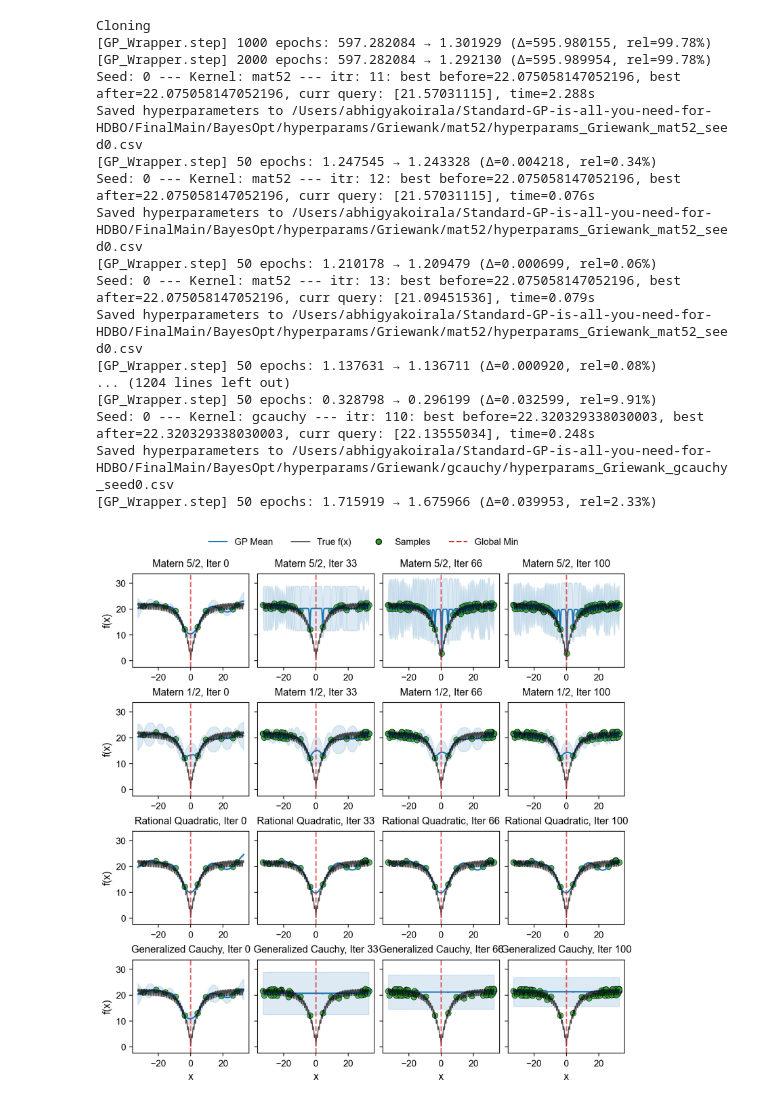
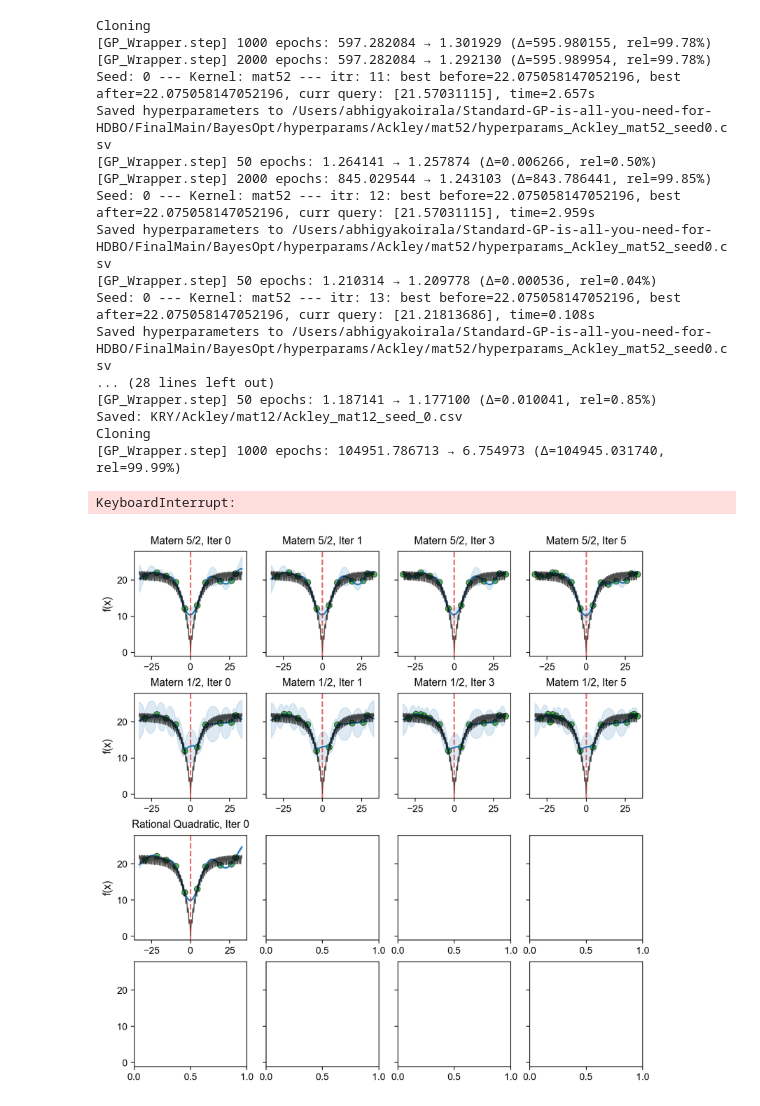
Before and after one commit to abhigyak47/BayesOpt, a Jupyter notebook: baselines/1D Case.ipynb, the cells around one changed output. Drawn from its saved outputs; the diff is of its cells as text; code cells hidden in the pictures.

Commit message:
Save csvs

```diff
--- a/baselines/1D Case.ipynb
+++ b/baselines/1D Case.ipynb
@@ -71,7 +72,29 @@ colors_dict = {
     "fill": "#1f77b4",          # same as gp_mean, but transparent
 }
 
-def BO_UCB_plot_grid(kernel_types, kernel_names, dataset, total_iter=15, beta=1.5):
+def save_best_values_csv(func_name, kernel_name, seed, best_values):
+    """Save best objective values to CSV in the specified folder structure"""
+    base_dir = "KRY"
+    func_dir = os.path.join(base_dir, func_name)
+    kernel_dir = os.path.join(func_dir, kernel_name)
+
+    # Create directories if they don't exist
+    os.makedirs(kernel_dir, exist_ok=True)
+
+    # Create dataframe with iteration and best objective value
+    iterations = list(range(len(best_values)))
+    df = pd.DataFrame({
+        'iteration': iterations,
+        'best_obj_val': best_values
+    })
+
+    # Save to CSV
+    filename = f"{func_name}_{kernel_name}_seed_{seed}.csv"
+    filepath = os.path.join(kernel_dir, filename)
+    df.to_csv(filepath, index=False)
+    print(f"Saved: {filepath}")
+
+def BO_UCB_plot_grid(kernel_types, kernel_names, dataset, total_iter=15, beta=1.5, func_name="Ackley"):
     # Configure plotting style
     mpl.rcParams.update({
         'font.family': 'sans-serif',
@@ -112,6 +135,7 @@ def BO_UCB_plot_grid(kernel_types, kernel_names, dataset, total_iter=15, beta=1.
 
         # Initial state (iteration 0)
         X_init, Y_init = current_dataset.get_data(normalize=True)
+        initial_best = torch.min(Y_init).item() if not dataset.func.maximize else torch.max(Y_init).item()
 
         # Create initial GP model
         gp_model = GP_Wrapper(
@@ -136,12 +160,18 @@ def BO_UCB_plot_grid(kernel_types, kernel_names, dataset, total_iter=15, beta=1.
         stage2 = 2 * total_iter // 3
         stage3 = total_iter
 
+        # Store best values for this kernel
+        best_values = [initial_best]
+
         for j, n in enumerate([stage1, stage2, stage3], start=1):
-            BO_loop_GP(
-                func_name="Griewank",
+            steps_to_run = n - [0, stage1, stage2][j - 1]
+
+            # Run BO loop and capture best values
+            new_best_values, _ = BO_loop_GP(
+                func_name=func_name,
                 dataset=current_dataset,
                 seed=SEED,
-                num_step=n - [0, stage1, stage2][j - 1],
+                num_step=steps_to_run,
                 beta=beta,
                 if_ard=if_ard,
                 if_softplus=True,
@@ -152,6 +182,9 @@ def BO_UCB_plot_grid(kernel_types, kernel_names, dataset, total_iter=15, beta=1.
                 device="cpu"
             )
 
+            # Append new best values (they start from the current best)
+            best_values.extend(new_best_values)
+
             X, Y = current_dataset.get_data(normalize=True)
             gp_model.update_train_data(X, Y)
             gp_model.step(epochs=50)
@@ -160,6 +193,9 @@ def BO_UCB_plot_grid(kernel_types, kernel_names, dataset, total_iter=15, beta=1.
                 axs[i, j], gp_model, current_dataset, n, kernel_names[i],
                 x_true, y_true, is_first_col=False, is_last_row=(i == num_rows - 1)
             )
+
+        # Save CSV for this kernel
+        save_best_values_csv(func_name, kernel_type, SEED, best_values)
 
     # Create unified legend
     custom_lines = [
@@ -217,47 +253,49 @@ def plot_gp_state(ax, gp, dataset, iteration, kernel_name, x_true, y_true, is_la
 
     ax.axvline(0, color=colors_dict["global_min"], linestyle='--',
                lw=1.5, alpha=0.7, label=label_min)
 
     ax.set_title(f"{kernel_name}, Iter {iteration}", pad=8)
 
     if is_last_row:
         ax.set_xlabel("x")
     if is_first_col:
         ax.set_ylabel("f(x)")
 
 
 # Example usage
 if __name__ == "__main__":
     #func = FuncGriewank(dim=1, maximize=False)
     func = FuncAckley(dim=1, maximize=False)
     dataset = BayesOptDataset(func, n_init=10, method='lhs', seed=SEED)
 
     kernel_types = ["mat52", "mat12", "rq", "gcauchy"]
     kernel_names = ["Matern 5/2", "Matern 1/2", "Rational Quadratic", "Generalized Cauchy"]
 
     BO_UCB_plot_grid(
         kernel_types=kernel_types,
         kernel_names=kernel_names,
         dataset=dataset,
-        total_iter=100,
-        beta=1.5
+        total_iter=5,
+        beta=1.5,
+        func_name="Ackley"  # Specify the function name so it doesnt get overwritten
     )
 # %% [output]
 Cloning
 [GP_Wrapper.step] 1000 epochs: 597.282084 → 1.301929 (Δ=595.980155, rel=99.78%)
 [GP_Wrapper.step] 2000 epochs: 597.282084 → 1.292130 (Δ=595.989954, rel=99.78%)
-Seed: 0 --- Kernel: mat52 --- itr: 11: best before=22.075058147052196, best after=22.075058147052196, curr query: [21.57031115], time=2.288s
-Saved hyperparameters to /Users/abhigyakoirala/Standard-GP-is-all-you-need-for-HDBO/FinalMain/BayesOpt/hyperparams/Griewank/mat52/hyperparams_Griewank_mat52_seed0.csv
-[GP_Wrapper.step] 50 epochs: 1.247545 → 1.243328 (Δ=0.004218, rel=0.34%)
-Seed: 0 --- Kernel: mat52 --- itr: 12: best before=22.075058147052196, best after=22.075058147052196, curr query: [21.57031115], time=0.076s
-Saved hyperparameters to /Users/abhigyakoirala/Standard-GP-is-all-you-need-for-HDBO/FinalMain/BayesOpt/hyperparams/Griewank/mat52/hyperparams_Griewank_mat52_seed0.csv
-[GP_Wrapper.step] 50 epochs: 1.210178 → 1.209479 (Δ=0.000699, rel=0.06%)
-Seed: 0 --- Kernel: mat52 --- itr: 13: best before=22.075058147052196, best after=22.075058147052196, curr query: [21.09451536], time=0.079s
-Saved hyperparameters to /Users/abhigyakoirala/Standard-GP-is-all-you-need-for-HDBO/FinalMain/BayesOpt/hyperparams/Griewank/mat52/hyperparams_Griewank_mat52_seed0.csv
-[GP_Wrapper.step] 50 epochs: 1.137631 → 1.136711 (Δ=0.000920, rel=0.08%)
-... (1204 lines left out)
-[GP_Wrapper.step] 50 epochs: 0.328798 → 0.296199 (Δ=0.032599, rel=9.91%)
-Seed: 0 --- Kernel: gcauchy --- itr: 110: best before=22.320329338030003, best after=22.320329338030003, curr query: [22.13555034], time=0.248s
-Saved hyperparameters to /Users/abhigyakoirala/Standard-GP-is-all-you-need-for-HDBO/FinalMain/BayesOpt/hyperparams/Griewank/gcauchy/hyperparams_Griewank_gcauchy_seed0.csv
-[GP_Wrapper.step] 50 epochs: 1.715919 → 1.675966 (Δ=0.039953, rel=2.33%)
+Seed: 0 --- Kernel: mat52 --- itr: 11: best before=22.075058147052196, best after=22.075058147052196, curr query: [21.57031115], time=2.657s
+Saved hyperparameters to /Users/abhigyakoirala/Standard-GP-is-all-you-need-for-HDBO/FinalMain/BayesOpt/hyperparams/Ackley/mat52/hyperparams_Ackley_mat52_seed0.csv
+[GP_Wrapper.step] 50 epochs: 1.264141 → 1.257874 (Δ=0.006266, rel=0.50%)
+[GP_Wrapper.step] 2000 epochs: 845.029544 → 1.243103 (Δ=843.786441, rel=99.85%)
+Seed: 0 --- Kernel: mat52 --- itr: 12: best before=22.075058147052196, best after=22.075058147052196, curr query: [21.57031115], time=2.959s
+Saved hyperparameters to /Users/abhigyakoirala/Standard-GP-is-all-you-need-for-HDBO/FinalMain/BayesOpt/hyperparams/Ackley/mat52/hyperparams_Ackley_mat52_seed0.csv
+[GP_Wrapper.step] 50 epochs: 1.210314 → 1.209778 (Δ=0.000536, rel=0.04%)
+Seed: 0 --- Kernel: mat52 --- itr: 13: best before=22.075058147052196, best after=22.075058147052196, curr query: [21.21813686], time=0.108s
+Saved hyperparameters to /Users/abhigyakoirala/Standard-GP-is-all-you-need-for-HDBO/FinalMain/BayesOpt/hyperparams/Ackley/mat52/hyperparams_Ackley_mat52_seed0.csv
+... (28 lines left out)
+[GP_Wrapper.step] 50 epochs: 1.187141 → 1.177100 (Δ=0.010041, rel=0.85%)
+Saved: KRY/Ackley/mat12/Ackley_mat12_seed_0.csv
+Cloning
+[GP_Wrapper.step] 1000 epochs: 104951.786713 → 6.754973 (Δ=104945.031740, rel=99.99%)
+KeyboardInterrupt:
-[figure, old version]
+[figure, new version]
```
Also changed, not shown: parts of 1 cell of this notebook, 3 other files.
